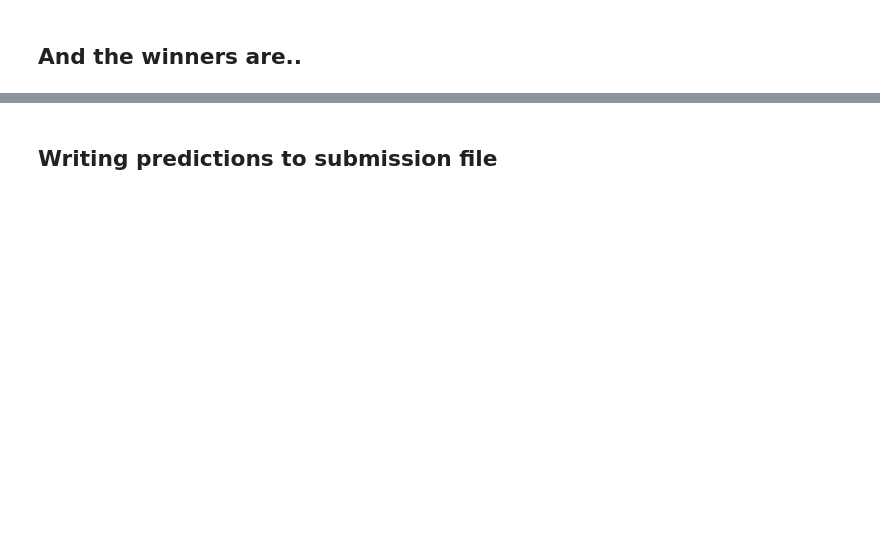
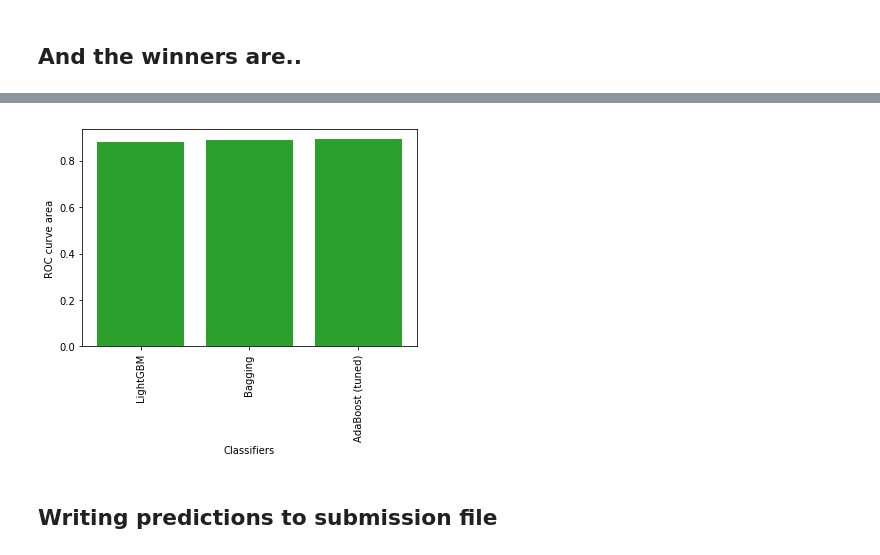
Before and after one commit to manuelfreude/kagglesantander, a Jupyter notebook: santander.ipynb, the cells around one changed output, grey strips where cells are left out. Drawn from its saved outputs; the diff is of its cells as text; code cells hidden in the pictures; blank space fills up the shorter version.

Commit message:
Completed model fine-tuning

```diff
--- a/santander.ipynb
+++ b/santander.ipynb
@@ -1068,7 +1116,7 @@ from lightgbm import LGBMClassifier
 
 train_data = lgb.Dataset(train_variables, label=train_targets)
 
-lgb_model = LGBMClassifier(boosting_type='gbdt', num_leaves=31, max_depth=-1, learning_rate=0.1, n_estimators=100)
+lgb_model = LGBMClassifier(boosting_type='gbdt', num_leaves=50, max_depth=-10, learning_rate=0.1, n_estimators=300)
 
 lgb_model.fit(train_variables, train_targets)
 
@@ -1089,7 +1139,7 @@ print('ROC curve area: %.2f' % ROC)
 from sklearn.ensemble import BaggingClassifier
 from sklearn.ensemble import GradientBoostingClassifier
 
-base_estimator = LGBMClassifier(boosting_type='gbdt', num_leaves=31, max_depth=-1, learning_rate=0.1, n_estimators=100)
+base_estimator = LGBMClassifier(boosting_type='gbdt', num_leaves=50, max_depth=-10, learning_rate=0.1, n_estimators=300)
 
 Bagging_model = BaggingClassifier(base_estimator=base_estimator, random_state=25)
 
@@ -1097,11 +1147,11 @@ Bagging_model.fit(train_variables, train_targets)
 
 Bagging_preds = Bagging_model.predict_proba(valid_variables)[:,1]
 
-classifier = 'Bagging'
+classifier = 'Bagging (tuned)'
 
 ROC = roc_auc_score(valid_targets, Bagging_preds, average='weighted')
 
-scores = scores.append(pd.Series([ROC], index=scores.columns), ignore_index=True)
+scores = scores.append(pd.Series([classifier, ROC], index=scores.columns), ignore_index=True)
 
 # ROC
 print('ROC curve area: %.2f' % ROC)
@@ -1110,9 +1162,8 @@ print('ROC curve area: %.2f' % ROC)
 # https://scikit-learn.org/stable/modules/generated/sklearn.ensemble.AdaBoostClassifier.html#sklearn.ensemble.AdaBoostClassifier
 
 from sklearn.ensemble import AdaBoostClassifier
-from sklearn.ensemble import GradientBoostingClassifier
 
-base_estimator = LGBMClassifier(boosting_type='gbdt', num_leaves=31, max_depth=-1, learning_rate=0.1, n_estimators=100)
+base_estimator = LGBMClassifier(boosting_type='gbdt', num_leaves=50, max_depth=-10, learning_rate=0.1, n_estimators=300)
 
 AdaBoost_model = AdaBoostClassifier(base_estimator=base_estimator,
                                     algorithm='SAMME',
@@ -1123,7 +1174,7 @@ AdaBoost_model.fit(train_variables, train_targets)
 
 AdaBoost_preds = AdaBoost_model.predict_proba(valid_variables)[:,1]
 
-classifier = 'AdaBoost'
+classifier = 'AdaBoost (tuned)'
 
 ROC = roc_auc_score(valid_targets, AdaBoost_preds, average='weighted')
 
@@ -1133,0 +1187,25 @@ print('ROC curve area: %.2f' % ROC)
+# %%
+# AdaBoost (tuned)
+# https://scikit-learn.org/stable/modules/generated/sklearn.ensemble.AdaBoostClassifier.html#sklearn.ensemble.AdaBoostClassifier
+
+from sklearn.ensemble import AdaBoostClassifier
+
+base_estimator = LGBMClassifier(boosting_type='gbdt', num_leaves=50, max_depth=-10, learning_rate=0.1, n_estimators=300)
+
+AdaBoost_model = AdaBoostClassifier(base_estimator=base_estimator,
+                                    algorithm='SAMME',
+                                    learning_rate=0.01,
+                                    random_state=25)
+
+AdaBoost_model.fit(train_variables, train_targets)
+
+AdaBoost_preds = AdaBoost_model.predict_proba(valid_variables)[:,1]
+
+classifier = 'AdaBoost (tuned)'
+
+ROC = roc_auc_score(valid_targets, AdaBoost_preds, average='weighted')
+
+scores = scores.append(pd.Series([classifier, ROC], index=scores.columns), ignore_index=True)
+
+# ROC
+print('ROC curve area: %.2f' % ROC)
@@ -1136,3 +1230,12 @@ print(scores)
+# %%
+# Plotting ROC curve area comparison
+
+plt.bar(scores['Classifier'], scores['ROC'], color='C2')
+plt.xticks(rotation=90)
+plt.ylabel('ROC curve area')
+plt.xlabel('Classifiers');
+# %% [output]
+[figure, added]
 # %% [markdown]
 ## Writing predictions to submission file
 # %%
```
Also changed, not shown: parts of 11 cells of this notebook.
